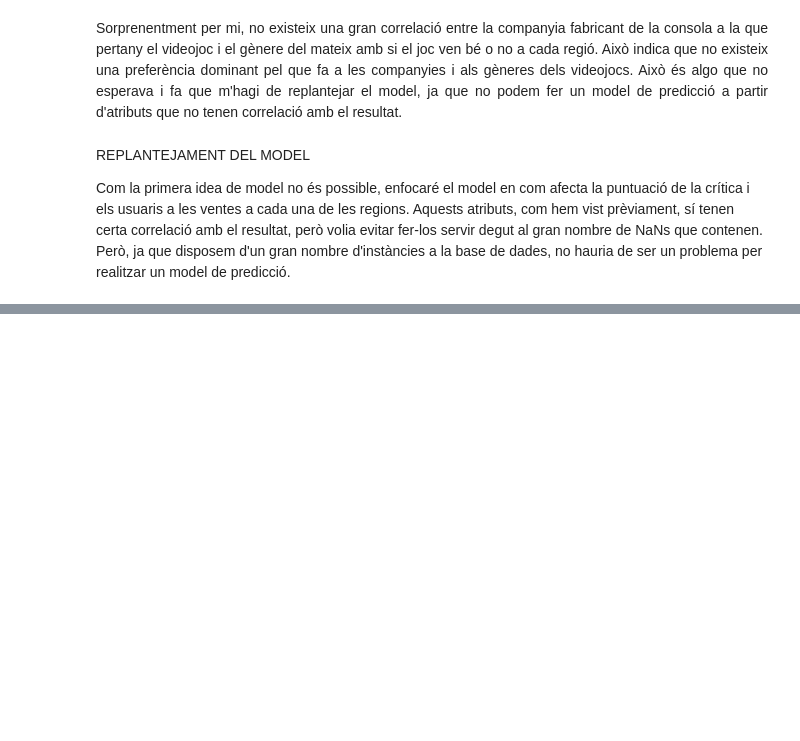
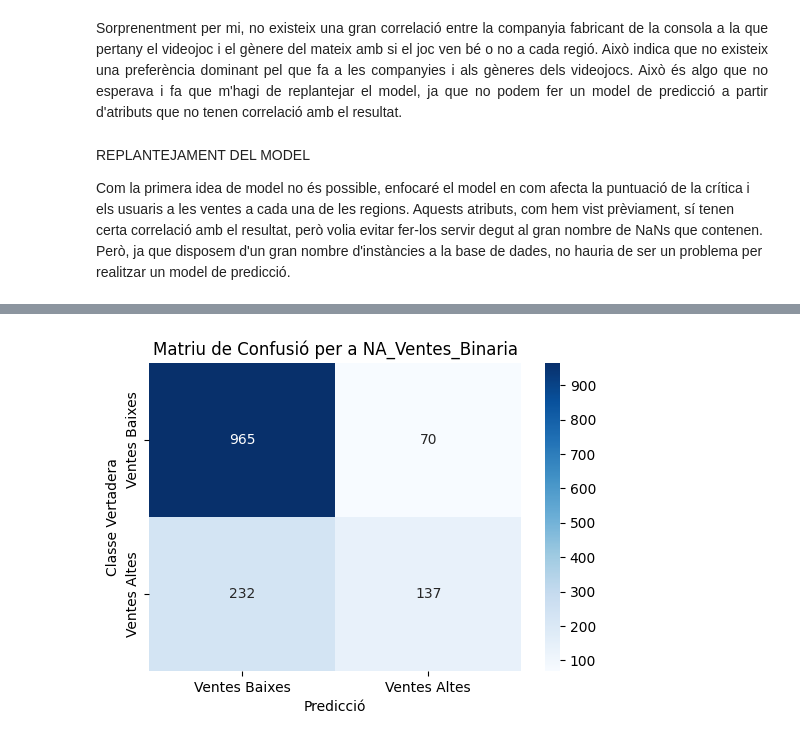
Before and after one commit to LuisVera1998/Cas-Kaggle-APC-1637397, a Jupyter notebook: Cas_Kaggle_1637397/Cas_Kaggle_1637397.ipynb, the cells around one changed output, grey strips where cells are left out. Saved outputs shown, nothing was run; the diff lists cells and outputs as text; code cells hidden in the pictures; blank space fills up the shorter version.

```diff
--- a/Cas_Kaggle_1637397/Cas_Kaggle_1637397.ipynb
+++ b/Cas_Kaggle_1637397/Cas_Kaggle_1637397.ipynb
@@ -369,3 +370,98 @@ Sorprenentment per mi, no existeix una gran correlació entre la companyia fabri
 REPLANTEJAMENT DEL MODEL
 
 Com la primera idea de model no és possible, enfocaré el model en com afecta la puntuació de la crítica i els usuaris a les ventes a cada una de les regions. Aquests atributs, com hem vist prèviament, sí tenen certa correlació amb el resultat, però volia evitar fer-los servir degut al gran nombre de NaNs que contenen. Però, ja que disposem d'un gran nombre d'instàncies a la base de dades, no hauria de ser un problema per realitzar un model de predicció.
+# %%
+import matplotlib.pyplot as plt
+import seaborn as sns
+from sklearn.metrics import confusion_matrix, roc_curve, roc_auc_score, precision_recall_curve, auc
+from sklearn.ensemble import RandomForestClassifier
+from sklearn.model_selection import train_test_split
+from sklearn.metrics import accuracy_score, classification_report
+from sklearn.preprocessing import MinMaxScaler
+
+# Asumimos que df_sense_atributs ya está preparado con los pasos previos
+
+atributs_a_eliminar = ['Name', 'Year_of_Release', 'Rating','Publisher','Developer',	'Platform','Genre', 'Rating']
+
+df_sense_atributs = eliminar_atributs(df, atributs_a_eliminar)
+
+df_sense_atributs.dropna(subset=df_sense_atributs.columns, inplace=True)
+
+# Normalizar las puntuaciones de los críticos y de los usuarios a un rango de [0, 1]
+scaler = MinMaxScaler()
+df_sense_atributs[['Critic_Score', 'User_Score', 'Critic_Count','User_Count']] = scaler.fit_transform(df_sense_atributs[['Critic_Score', 'User_Score', 'Critic_Count','User_Count']])
+
+
+percentil_global = df_sense_atributs['Global_Sales'].quantile(0.75)
+percentil_EU = df_sense_atributs['EU_Sales'].quantile(0.75)
+percentil_JP = df_sense_atributs['JP_Sales'].quantile(0.75)
+percentil_NA = df_sense_atributs['NA_Sales'].quantile(0.75)
+percentil_Other = df_sense_atributs['Other_Sales'].quantile(0.75)
+
+
+for index, row in df_sense_atributs.iterrows():
+    df_sense_atributs.at[index, 'Japan_Ventes_Binaria'] = 1 if row['JP_Sales'] >= percentil_JP else 0
+    df_sense_atributs.at[index, 'NA_Ventes_Binaria'] = 1 if row['NA_Sales'] >= percentil_NA else 0
+    df_sense_atributs.at[index, 'EU_Ventes_Binaria'] = 1 if row['EU_Sales'] >= percentil_EU else 0
+    df_sense_atributs.at[index, 'Global_Ventes_Binaria'] = 1 if row['Global_Sales'] >= percentil_global else 0
+    df_sense_atributs.at[index, 'Other_Ventes_Binaria'] = 1 if row['Other_Sales'] >= percentil_Other else 0
+
+
+target_columns = ['NA_Ventes_Binaria', 'EU_Ventes_Binaria', 'Japan_Ventes_Binaria', 'Global_Ventes_Binaria', 'Other_Ventes_Binaria']
+
+for target in target_columns:
+
+    X = df_sense_atributs[['Critic_Score', 'User_Score','Critic_Count','User_Count']]
+    y = df_sense_atributs[target]
+
+
+    X_train, X_test, y_train, y_test = train_test_split(X, y, test_size=0.2, random_state=42)
+
+
+    model = RandomForestClassifier(class_weight={0: 1, 1: 3}, random_state=42)
+    model.fit(X_train, y_train)
+
+    # Fer prediccions
+    y_pred = model.predict(X_test)
+    y_pred_prob = model.predict_proba(X_test)[:, 1]
+
+    # Evaluar el model
+    print(f"Evaluació per a {target}:")
+    print("Accuracy:", accuracy_score(y_test, y_pred))
+    print(classification_report(y_test, y_pred))
+    print("-" * 50)
+
+    # Matriu de Confusió
+    cm = confusion_matrix(y_test, y_pred)
+    plt.figure(figsize=(6, 4))
+    sns.heatmap(cm, annot=True, fmt='d', cmap='Blues', xticklabels=['Ventes Baixes', 'Ventes Altes'], yticklabels=['Ventes Baixes', 'Ventes Altes'])
+    plt.title(f"Matriu de Confusió per a {target}")
+    plt.ylabel('Classe Vertadera')
+    plt.xlabel('Predicció')
+    plt.show()
+
+    # Corba ROC
+    fpr, tpr, _ = roc_curve(y_test, y_pred_prob)
+    roc_auc = auc(fpr, tpr)
+    plt.figure(figsize=(6, 4))
+    plt.plot(fpr, tpr, color='darkorange', lw=2, label=f'ROC curve (AUC = {roc_auc:.2f})')
+    plt.plot([0, 1], [0, 1], color='navy', lw=2, linestyle='--')
+    plt.xlim([0.0, 1.0])
+    plt.ylim([0.0, 1.05])
+    plt.xlabel('Tasa de FP')
+    plt.ylabel('Tasa de TP')
+    plt.title(f'Corba ROC per a {target}')
+    plt.legend(loc='lower right')
+    plt.show()
+
+    # PR
+    precision, recall, _ = precision_recall_curve(y_test, y_pred_prob)
+    pr_auc = auc(recall, precision)
+    plt.figure(figsize=(6, 4))
+    plt.plot(recall, precision, color='b', lw=2, label=f'Precision-Recall curve (AUC = {pr_auc:.2f})')
+    plt.xlabel('Recall')
+    plt.ylabel('Precision')
+    plt.title(f'Corba Precision-Recall per a {target}')
+    plt.legend(loc='lower left')
+    plt.show()
+# %% [output]
@@ -371,0 +480 @@ Com la primera idea de model no és possible, enfocaré el model en com afecta l
+[figure, added]
```
Also changed, not shown: parts of 2 cells of this notebook.
